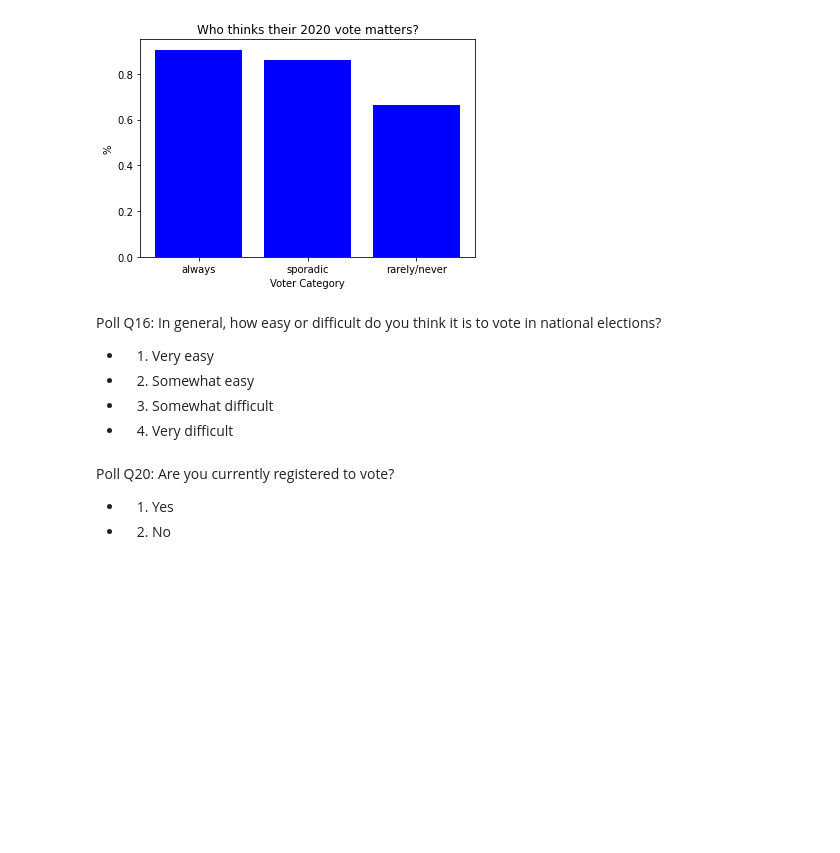
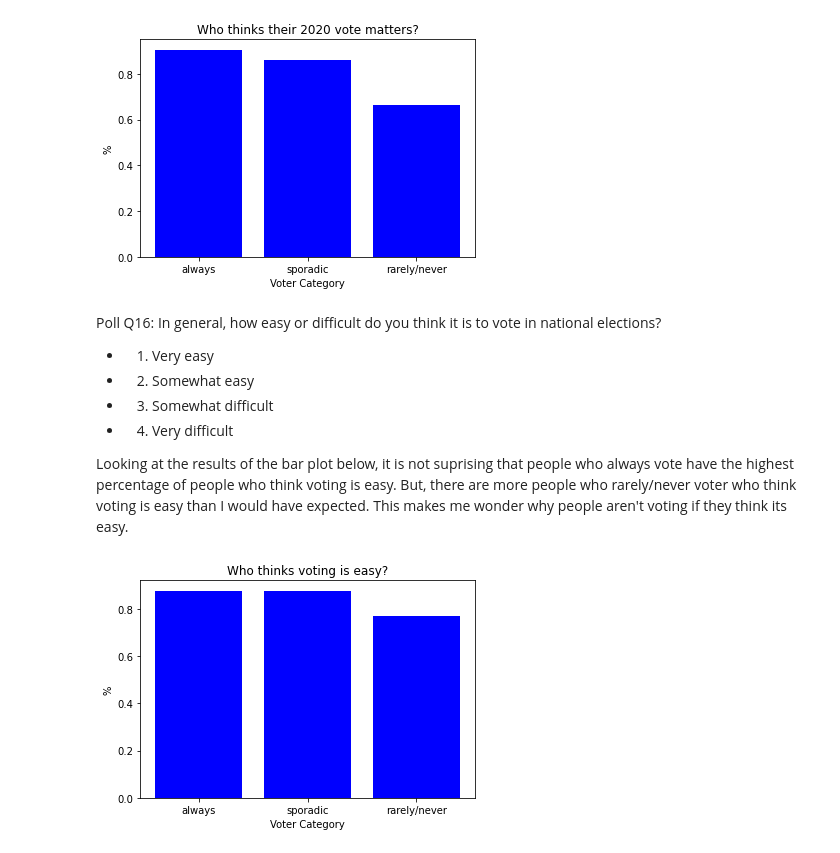
Before and after one commit to emilyona/2950datascienceproject, a Jupyter notebook: voter_project.ipynb, the cells around one changed output. Cells and saved outputs as stored; diff of their text form; code cells hidden in the pictures; blank space fills up the shorter version.

```diff
--- a/voter_project.ipynb
+++ b/voter_project.ipynb
@@ -292,8 +292,28 @@ Poll Q16: In general, how easy or difficult do you think it is to vote in nation
 - 1. Very easy
 - 2. Somewhat easy
 - 3. Somewhat difficult
-- 4. Very difficult
+- 4. Very difficult <br>
+
+Looking at the results of the bar plot below, it is not suprising that people who always vote have the highest percentage of people who think voting is easy. But, there are more people who rarely/never voter who think voting is easy than I would have expected. This makes me wonder why people aren't voting if they think its easy.
-# %% [markdown]
-Poll Q20: Are you currently registered to vote?
-- 1. Yes
-- 2. No
+# %%
+sub1 = data[['Q16', 'voter_category']]
+sub = sub1[sub1['Q16'] != 3]
+sub = sub[sub['Q16'] != 4] #subset the data to only include people who answered easy or somewhat easy
+
+x = sub.voter_category.unique()
+dict = {}
+for category in sub.voter_category.unique():
+    categorydf = sub[sub['voter_category'] == category]
+    count = len(categorydf)
+    subset = sub1[sub1['voter_category'] == category]
+    percent = count / len(subset)
+    dict[category] = percent
+
+y = dict.values()
+plt.bar(x, y, color='blue')
+plt.xlabel("Voter Category")
+plt.ylabel("%")
+plt.title("Who thinks voting is easy?")
+plt.show()
+# %% [output]
+[figure, added]
```
Also changed, not shown: parts of 21 cells of this notebook.
